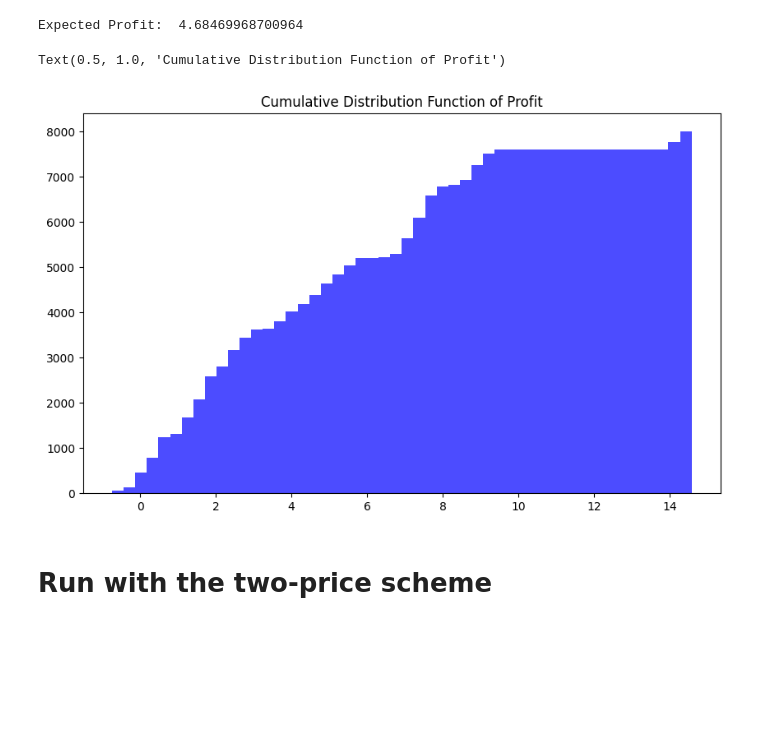
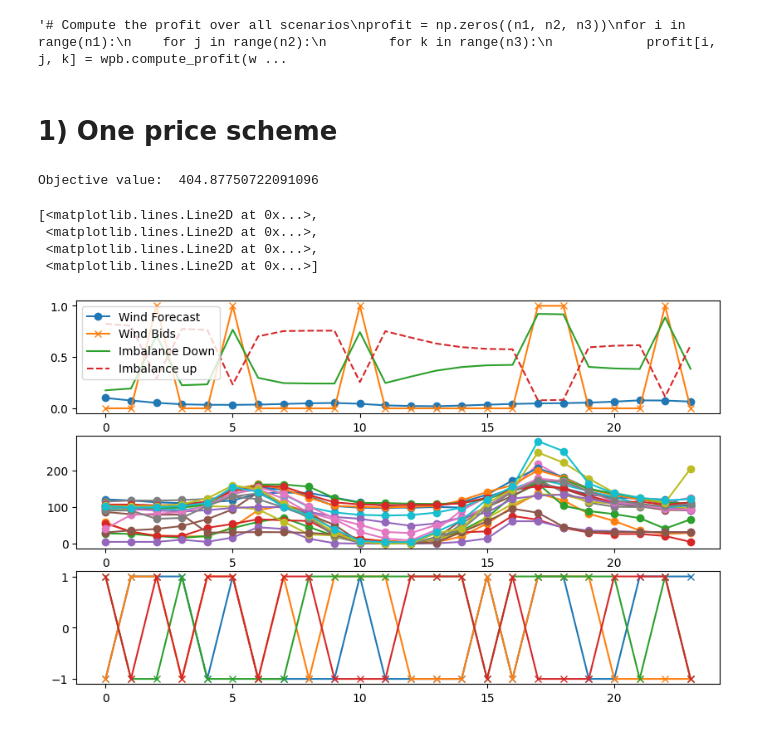
Before and after one commit to MatthieuJacobsDESL/renewables_in_electricity_markets_ass2, a Jupyter notebook: step1.1.ipynb, the cells around one changed output. Drawn from its saved outputs; the diff is of its cells as text; code cells hidden in the pictures; blank space fills up the shorter version.

```diff
--- a/step1.1.ipynb
+++ b/step1.1.ipynb
@@ -67,10 +114,10 @@ plt.plot(imbalance_forecast[:,:n3], label='Imbalance Prices', marker='x')
 # %%
-# Compute the profit over all scenarios
+"""# Compute the profit over all scenarios
 profit = np.zeros((n1, n2, n3))
 for i in range(n1):
     for j in range(n2):
         for k in range(n3):
-            profit[i, j, k] = wpb.compute_profit(wind_bids, wind_forecast[:, i], spot_forecast[:, j], imbalance_forecast[:, k],  f_down, f_up, 'one_price')
+            profit[i, j, k] = wpb.compute_profit(wind_bids, wind_forecast[:, i], spot_forecast[:, j], imbalance_forecast[:, k],  f_down, f_up, 'two_price')
 
 # flatten profit array
 profit_flat = profit.flatten()
@@ -82,10 +129,8 @@ print("Expected Profit: ", expected_profit)
 # Visualize the cumulative distribution function (CDF)
 plt.figure(figsize=(10, 6))
 plt.hist(profit_sorted, bins=50, cumulative=True, color='blue', alpha=0.7)
-plt.title('Cumulative Distribution Function of Profit')
+plt.title('Cumulative Distribution Function of Profit')"""
 # %% [output]
-Expected Profit:  4.68469968700964
+'# Compute the profit over all scenarios\nprofit = np.zeros((n1, n2, n3))\nfor i in range(n1):\n    for j in range(n2):\n        for k in range(n3):\n            profit[i, j, k] = wpb.compute_profit(w ...
-Text(0.5, 1.0, 'Cumulative Distribution Function of Profit')
-[figure, removed]
 # %% [markdown]
-# Run with the two-price scheme
+# 1) One price scheme
@@ -91,0 +143,26 @@ Text(0.5, 1.0, 'Cumulative Distribution Function of Profit')
+# %%
+# nb_scenarios to consider
+n_scenarios = 100
+scenarios_id = shuffled_scenarios[:n_scenarios, :] # take the first n_scenarios as the in-sample scenarios
+wind_bids, prob, imbalances, imbalances_up, imbalances_down= wpb.wind_pp_bidding_2(wind_forecast[:, scenarios_id[:, 0]], spot_forecast[:, scenarios_id[:, 1]], imbalance_forecast[:, scenarios_id[:, 2]], f_up, f_down, price_scheme='one_price')
+# %% [output]
+Objective value:  404.87750722091096
+# %%
+# Visualize the selected wind bids
+plt.figure(figsize=(10, 6))
+plt.subplot(311)
+plt.plot(wind_forecast[:,:1], label='Wind Forecast', marker='o')
+plt.plot(wind_bids, label='Wind Bids', marker='x')
+plt.plot(imbalances_down[:,:1], label='Imbalance Down')
+plt.plot(imbalances_up[:,:1], label='Imbalance up', linestyle='--')
+plt.legend()
+plt.subplot(312)
+plt.plot(spot_forecast[:,:n1], label='Spot Prices', marker='o')
+plt.subplot(313)
+plt.plot(imbalance_forecast[:,:n3], label='Imbalance Prices', marker='x')
+# %% [output]
+[<matplotlib.lines.Line2D at 0x...>,
+ <matplotlib.lines.Line2D at 0x...>,
+ <matplotlib.lines.Line2D at 0x...>,
+ <matplotlib.lines.Line2D at 0x...>]
+[figure, added]
```
Also changed, not shown: parts of 23 cells of this notebook, 3 other files.
